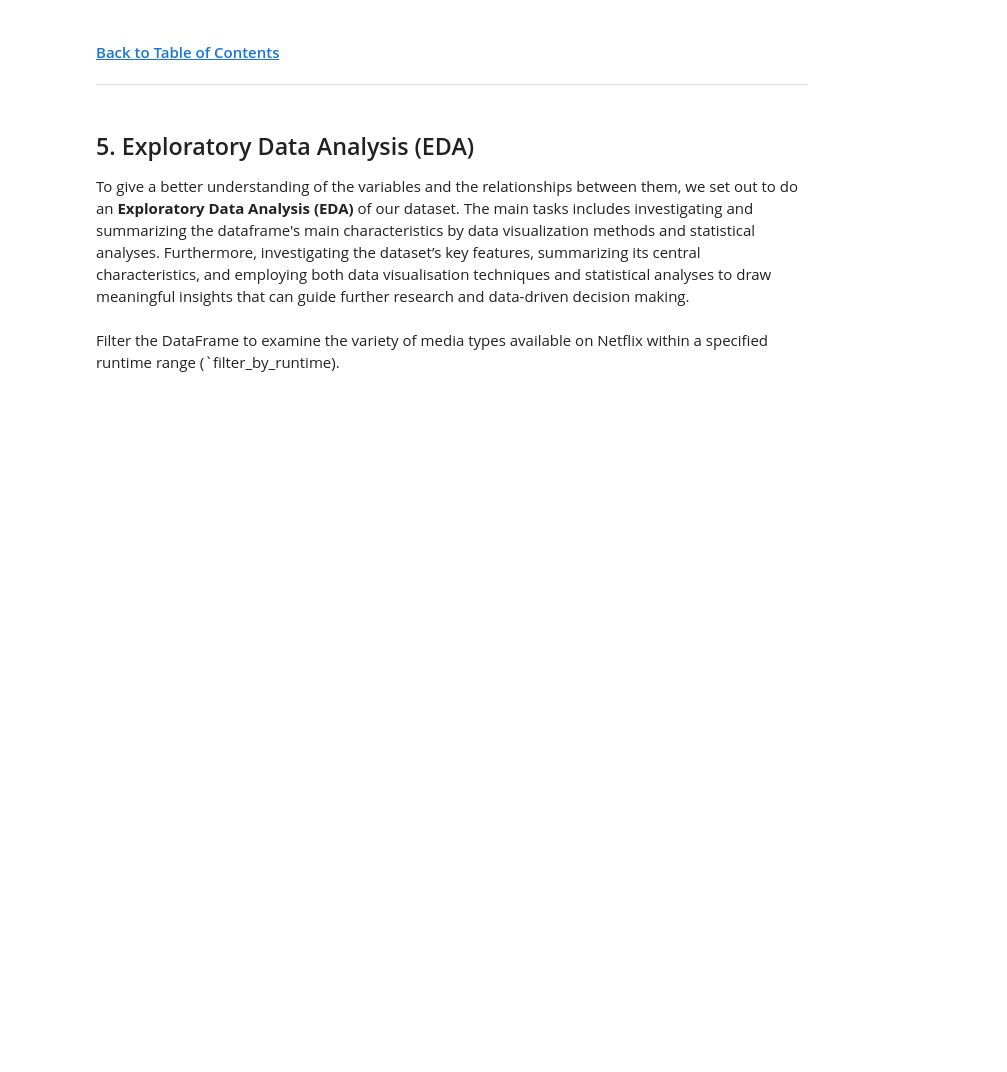
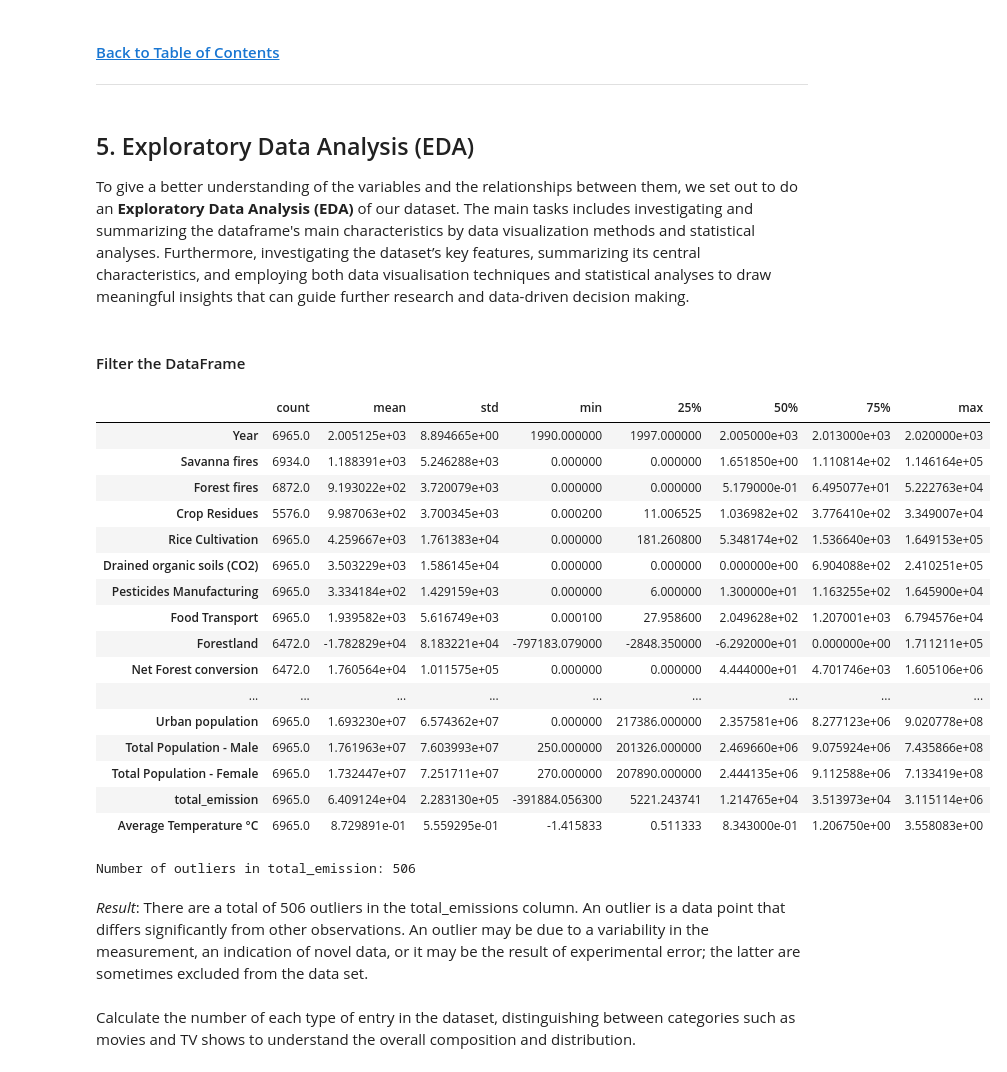
Before and after one commit to Mikateko0926/2401PTDS_Regression_Project, a Jupyter notebook: Regression Project CO2 emissions.ipynb, the cells around one changed output. Saved outputs shown, nothing was run; the diff lists cells and outputs as text; code cells hidden in the pictures; blank space fills up the shorter version.

```diff
--- a/Regression Project CO2 emissions.ipynb
+++ b/Regression Project CO2 emissions.ipynb
@@ -284,4 +284,39 @@ preprocess_data(df_copy.head(2))
 
 To give a better understanding of the variables and the relationships between them, we set out to do an **Exploratory Data Analysis (EDA)** of our dataset. The main tasks includes investigating and summarizing the dataframe's main characteristics by data visualization methods and statistical analyses. Furthermore, investigating the dataset’s key features, summarizing its central characteristics, and employing both data visualisation techniques and statistical analyses to draw meaningful insights that can guide further research and data-driven decision making.
 # %% [markdown]
-Filter the DataFrame to examine the variety of media types available on Netflix within a specified runtime range (`filter_by_runtime).
+#### Filter the DataFrame
+# %%
+df.describe().T
+# %% [output]
+|  | count | mean | std | min | 25% | 50% | 75% | max |
+| Year | 6965.0 | 2.005125e+03 | 8.894665e+00 | 1990.000000 | 1997.000000 | 2.005000e+03 | 2.013000e+03 | 2.020000e+03 |
+| Savanna fires | 6934.0 | 1.188391e+03 | 5.246288e+03 | 0.000000 | 0.000000 | 1.651850e+00 | 1.110814e+02 | 1.146164e+05 |
+| Forest fires | 6872.0 | 9.193022e+02 | 3.720079e+03 | 0.000000 | 0.000000 | 5.179000e-01 | 6.495077e+01 | 5.222763e+04 |
+| Crop Residues | 5576.0 | 9.987063e+02 | 3.700345e+03 | 0.000200 | 11.006525 | 1.036982e+02 | 3.776410e+02 | 3.349007e+04 |
+| Rice Cultivation | 6965.0 | 4.259667e+03 | 1.761383e+04 | 0.000000 | 181.260800 | 5.348174e+02 | 1.536640e+03 | 1.649153e+05 |
+| Drained organic soils (CO2) | 6965.0 | 3.503229e+03 | 1.586145e+04 | 0.000000 | 0.000000 | 0.000000e+00 | 6.904088e+02 | 2.410251e+05 |
+| Pesticides Manufacturing | 6965.0 | 3.334184e+02 | 1.429159e+03 | 0.000000 | 6.000000 | 1.300000e+01 | 1.163255e+02 | 1.645900e+04 |
+| Food Transport | 6965.0 | 1.939582e+03 | 5.616749e+03 | 0.000100 | 27.958600 | 2.049628e+02 | 1.207001e+03 | 6.794576e+04 |
+| Forestland | 6472.0 | -1.782829e+04 | 8.183221e+04 | -797183.079000 | -2848.350000 | -6.292000e+01 | 0.000000e+00 | 1.711211e+05 |
+| Net Forest conversion | 6472.0 | 1.760564e+04 | 1.011575e+05 | 0.000000 | 0.000000 | 4.444000e+01 | 4.701746e+03 | 1.605106e+06 |
+| ... | ... | ... | ... | ... | ... | ... | ... | ... |
+| Urban population | 6965.0 | 1.693230e+07 | 6.574362e+07 | 0.000000 | 217386.000000 | 2.357581e+06 | 8.277123e+06 | 9.020778e+08 |
+| Total Population - Male | 6965.0 | 1.761963e+07 | 7.603993e+07 | 250.000000 | 201326.000000 | 2.469660e+06 | 9.075924e+06 | 7.435866e+08 |
+| Total Population - Female | 6965.0 | 1.732447e+07 | 7.251711e+07 | 270.000000 | 207890.000000 | 2.444135e+06 | 9.112588e+06 | 7.133419e+08 |
+| total_emission | 6965.0 | 6.409124e+04 | 2.283130e+05 | -391884.056300 | 5221.243741 | 1.214765e+04 | 3.513973e+04 | 3.115114e+06 |
+| Average Temperature °C | 6965.0 | 8.729891e-01 | 5.559295e-01 | -1.415833 | 0.511333 | 8.343000e-01 | 1.206750e+00 | 3.558083e+00 |
+# %%
+# Identify outliers based on IQR in 'total_emission' column
+Q1 = df['total_emission'].quantile(0.25)
+Q3 = df['total_emission'].quantile(0.75)
+IQR = Q3 - Q1
+lower_bound = Q1 - 1.5 * IQR
+upper_bound = Q3 + 1.5 * IQR
+outliers_price = (df['total_emission'] < lower_bound) | (df['total_emission'] > upper_bound)
+
+# Print the number of outliers
+print(f"Number of outliers in total_emission: {outliers_price.sum()}")
+# %% [output]
+Number of outliers in total_emission: 506
+# %% [markdown]
+*Result*: There are a total of 506 outliers in the total_emissions column. An outlier is a data point that differs significantly from other observations. An outlier may be due to a variability in the measurement, an indication of novel data, or it may be the result of experimental error; the latter are sometimes excluded from the data set.
@@ -287,0 +326,2 @@ Filter the DataFrame to examine the variety of media types available on Netflix
+# %% [markdown]
+Calculate the number of each type of entry in the dataset, distinguishing between categories such as movies and TV shows to understand the overall composition and distribution.
```
Also changed, not shown: parts of 2 cells of this notebook.
